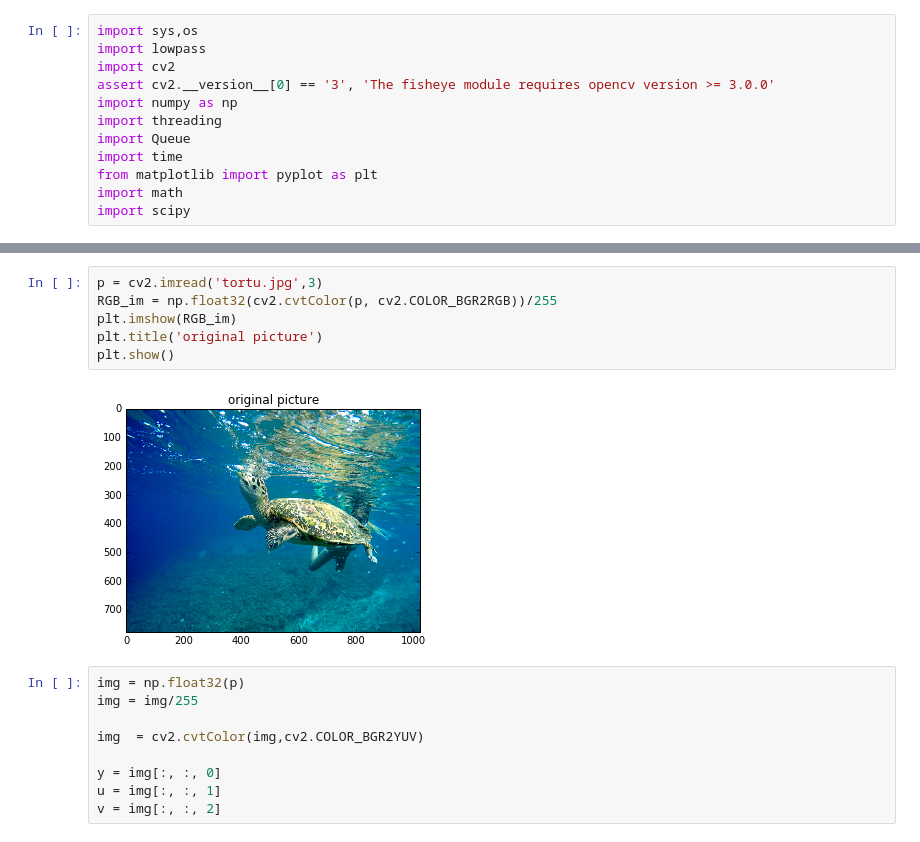
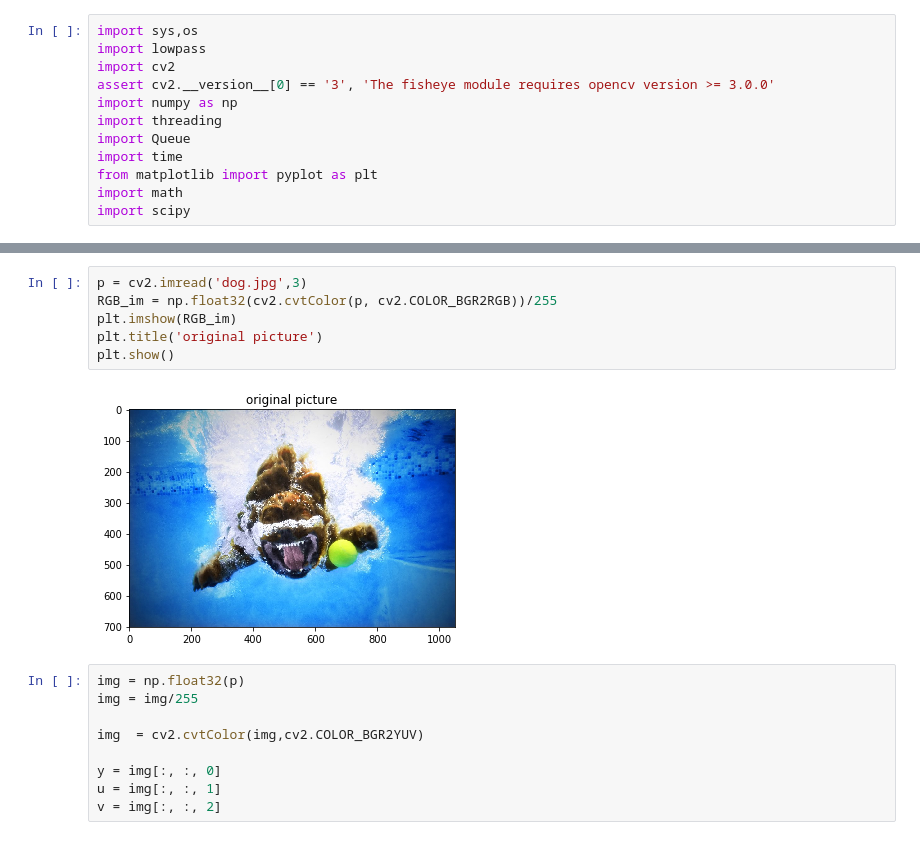
Before and after one commit to olayasturias/bluerov_ros_playground, a Jupyter notebook: src/bluerov/homomorphic_filter.ipynb, the cells around one changed output, grey strips where cells are left out. Drawn from its saved outputs; the diff is of its cells as text.

```diff
--- a/src/bluerov/homomorphic_filter.ipynb
+++ b/src/bluerov/homomorphic_filter.ipynb
@@ -77,11 +221,11 @@ def homomorphic_filter(img):
 # %%
-p = cv2.imread('tortu.jpg',3)
+p = cv2.imread('dog.jpg',3)
 RGB_im = np.float32(cv2.cvtColor(p, cv2.COLOR_BGR2RGB))/255
 plt.imshow(RGB_im)
 plt.title('original picture')
 plt.show()
 # %% [output]
-[figure, old version]
+[figure, new version]
 # %%
 img = np.float32(p)
 img = img/255
```
Also changed, not shown: parts of 84 cells of this notebook.
